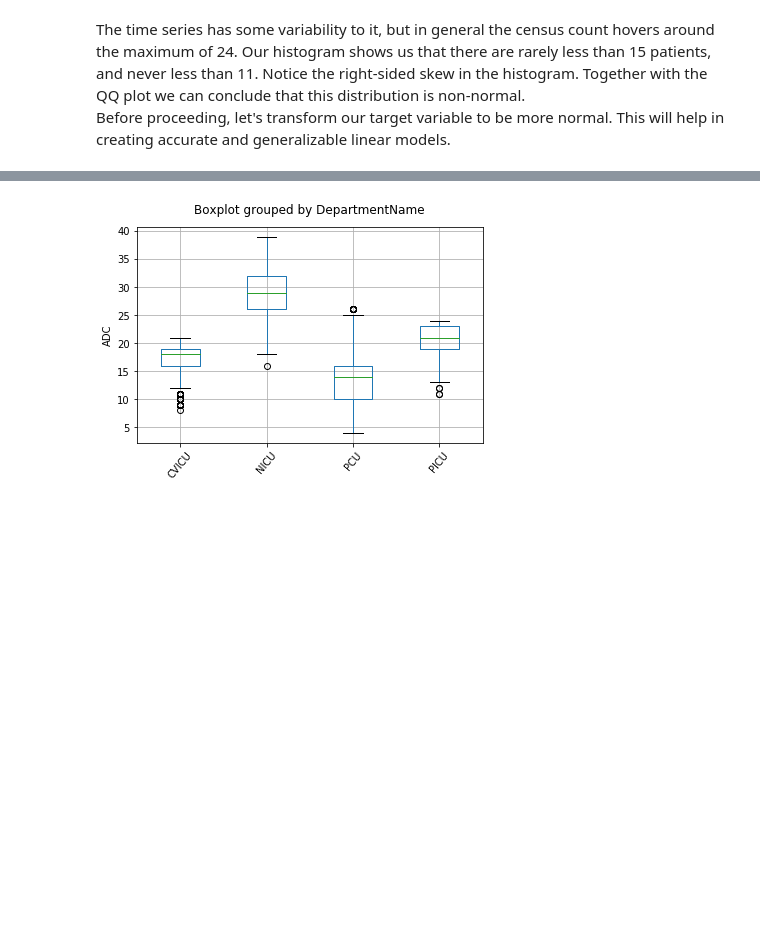
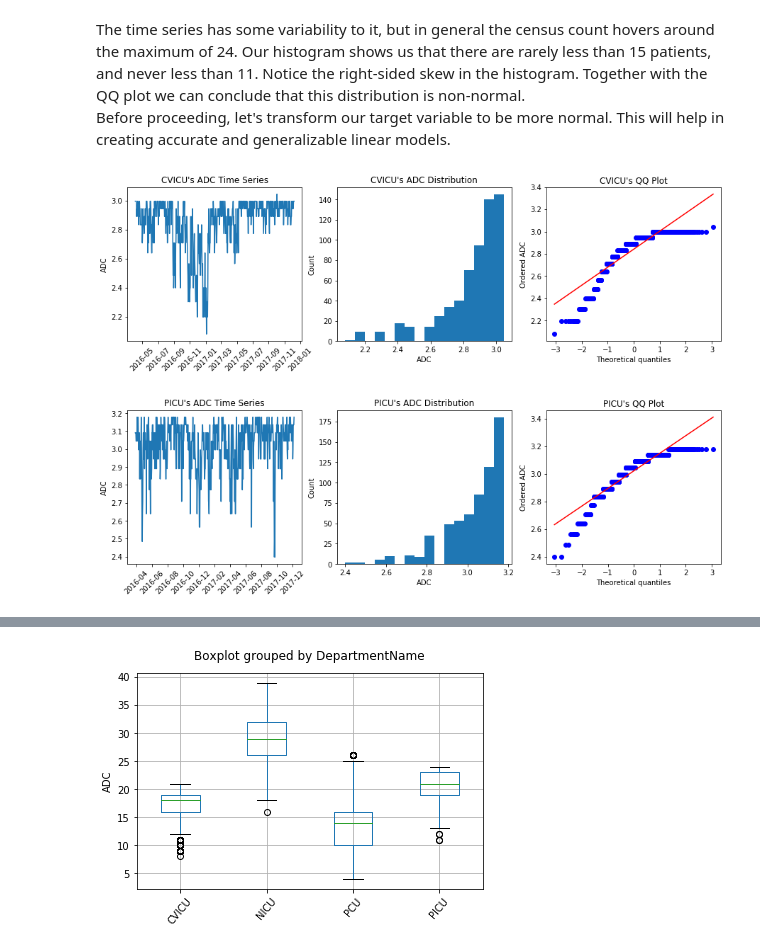
Before and after one commit to cobrobrown/thinkful_course, a Jupyter notebook: Final Capstone/Exploratory Data Analysis.ipynb, the cells around one changed output, grey strips where cells are left out. Saved outputs shown, nothing was run; the diff lists cells and outputs as text; code cells hidden in the pictures; blank space fills up the shorter version.

```diff
--- a/Final Capstone/Exploratory Data Analysis.ipynb
+++ b/Final Capstone/Exploratory Data Analysis.ipynb
@@ -109,3 +111,10 @@ plt.show()
 # %% [markdown]
 The time series has some variability to it, but in general the census count hovers around the maximum of 24. Our histogram shows us that there are rarely less than 15 patients, and never less than 11. Notice the right-sided skew in the histogram. Together with the QQ plot we can conclude that this distribution is non-normal.
 <br>Before proceeding, let's transform our target variable to be more normal. This will help in creating accurate and generalizable linear models.
+# %%
+for dname in ["CVICU","PICU"]:
+    df_PICU = df[df['DepartmentName'] == dname]
+    plot_time_dist_qq(df_PICU["EffectiveDAte"],df_PICU["AverageCensusCount"].apply(np.log),dname)
+# %% [output]
+[figure, added]
+[figure, added]
```
Also changed, not shown: parts of 17 cells of this notebook, 1 other file.
